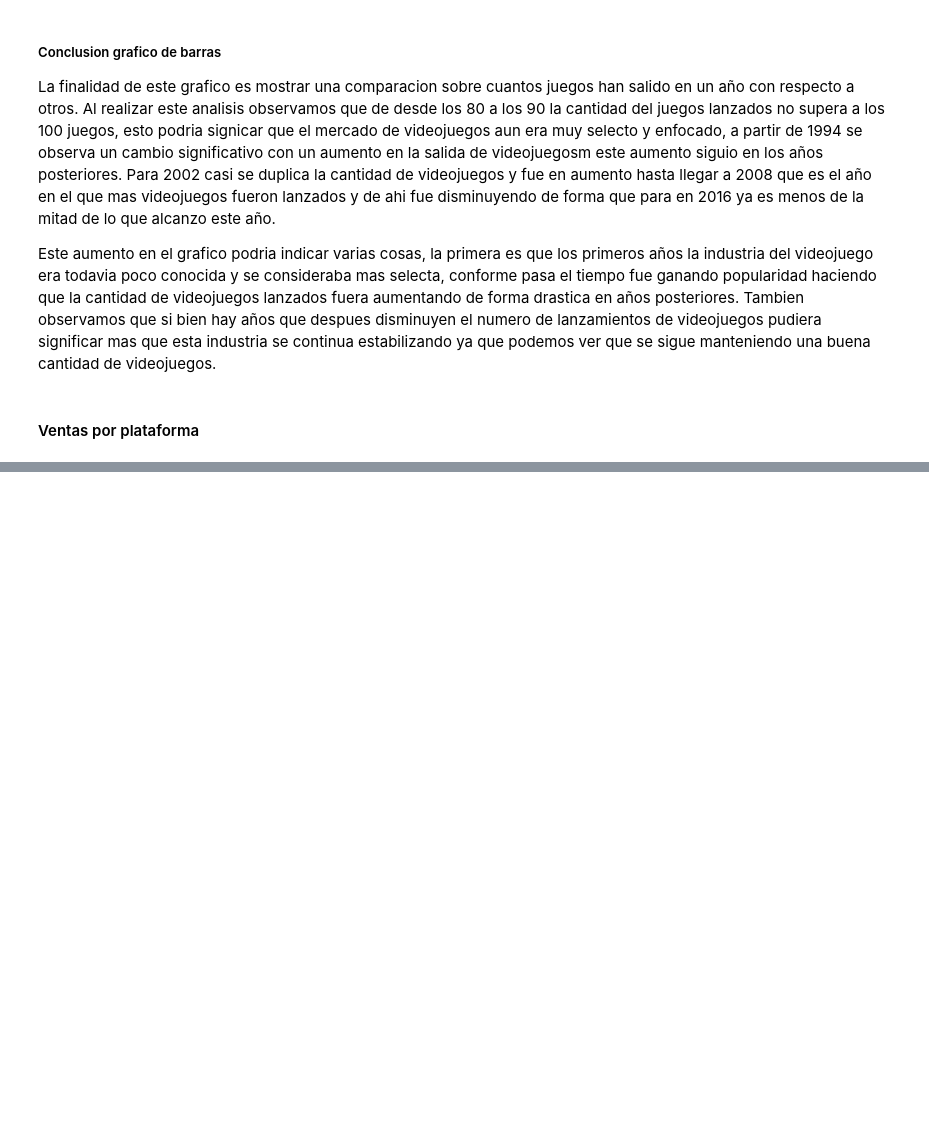
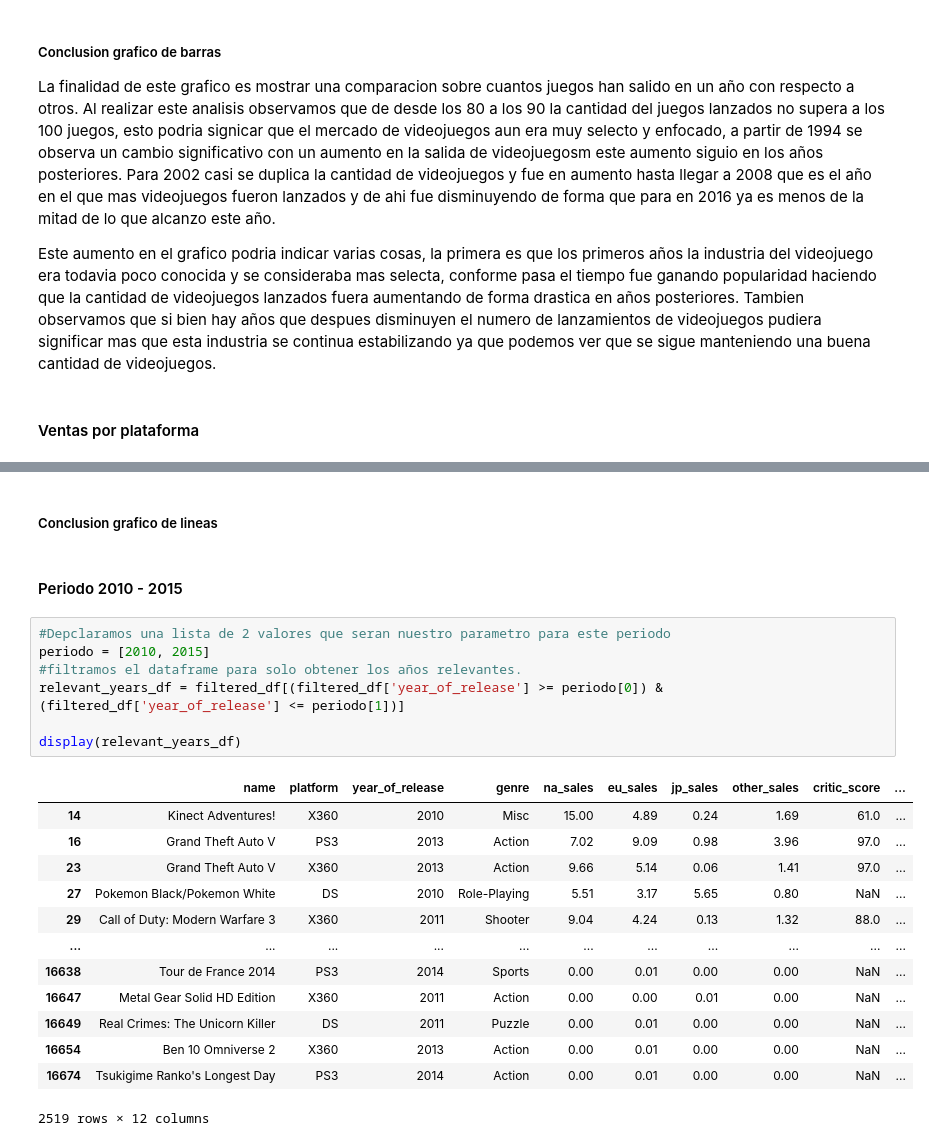
Before and after one commit to ErayFaSol/proyectosDataScience, a Jupyter notebook: proyecto6.ipynb, the cells around one changed output, grey strips where cells are left out. Saved outputs shown, nothing was run; the diff lists cells and outputs as text; blank space fills up the shorter version.

```diff
--- a/proyecto6.ipynb
+++ b/proyecto6.ipynb
@@ -311,0 +303,25 @@ Name: total_sales, dtype: float64
+# %% [markdown]
+##### Conclusion grafico de lineas
+# %% [markdown]
+#### Periodo 2010 - 2015
+# %%
+#Depclaramos una lista de 2 valores que seran nuestro parametro para este periodo
+periodo = [2010, 2015]
+#filtramos el dataframe para solo obtener los años relevantes.
+relevant_years_df = filtered_df[(filtered_df['year_of_release'] >= periodo[0]) & (filtered_df['year_of_release'] <= periodo[1])]
+
+display(relevant_years_df)
+# %% [output]
+|  | name | platform | year_of_release | genre | na_sales | eu_sales | jp_sales | other_sales | critic_score | ... |
+| 14 | Kinect Adventures! | X360 | 2010 | Misc | 15.00 | 4.89 | 0.24 | 1.69 | 61.0 | ... |
+| 16 | Grand Theft Auto V | PS3 | 2013 | Action | 7.02 | 9.09 | 0.98 | 3.96 | 97.0 | ... |
+| 23 | Grand Theft Auto V | X360 | 2013 | Action | 9.66 | 5.14 | 0.06 | 1.41 | 97.0 | ... |
+| 27 | Pokemon Black/Pokemon White | DS | 2010 | Role-Playing | 5.51 | 3.17 | 5.65 | 0.80 | NaN | ... |
+| 29 | Call of Duty: Modern Warfare 3 | X360 | 2011 | Shooter | 9.04 | 4.24 | 0.13 | 1.32 | 88.0 | ... |
+| ... | ... | ... | ... | ... | ... | ... | ... | ... | ... | ... |
+| 16638 | Tour de France 2014 | PS3 | 2014 | Sports | 0.00 | 0.01 | 0.00 | 0.00 | NaN | ... |
+| 16647 | Metal Gear Solid HD Edition | X360 | 2011 | Action | 0.00 | 0.00 | 0.01 | 0.00 | NaN | ... |
+| 16649 | Real Crimes: The Unicorn Killer | DS | 2011 | Puzzle | 0.00 | 0.01 | 0.00 | 0.00 | NaN | ... |
+| 16654 | Ben 10 Omniverse 2 | X360 | 2013 | Action | 0.00 | 0.01 | 0.00 | 0.00 | NaN | ... |
+| 16674 | Tsukigime Ranko's Longest Day | PS3 | 2014 | Action | 0.00 | 0.01 | 0.00 | 0.00 | NaN | ... |
+2519 rows × 12 columns
```
Also changed, not shown: parts of 2 cells of this notebook.
